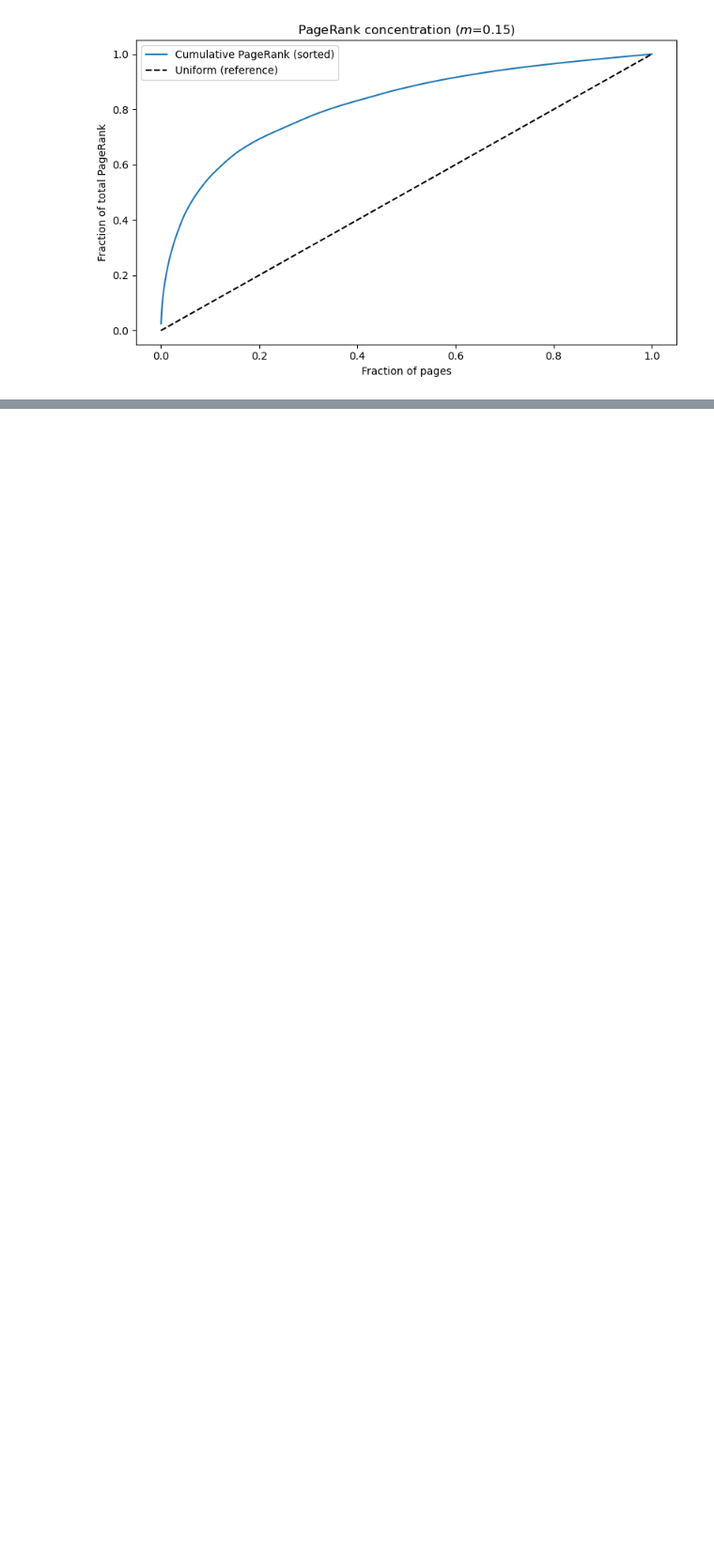
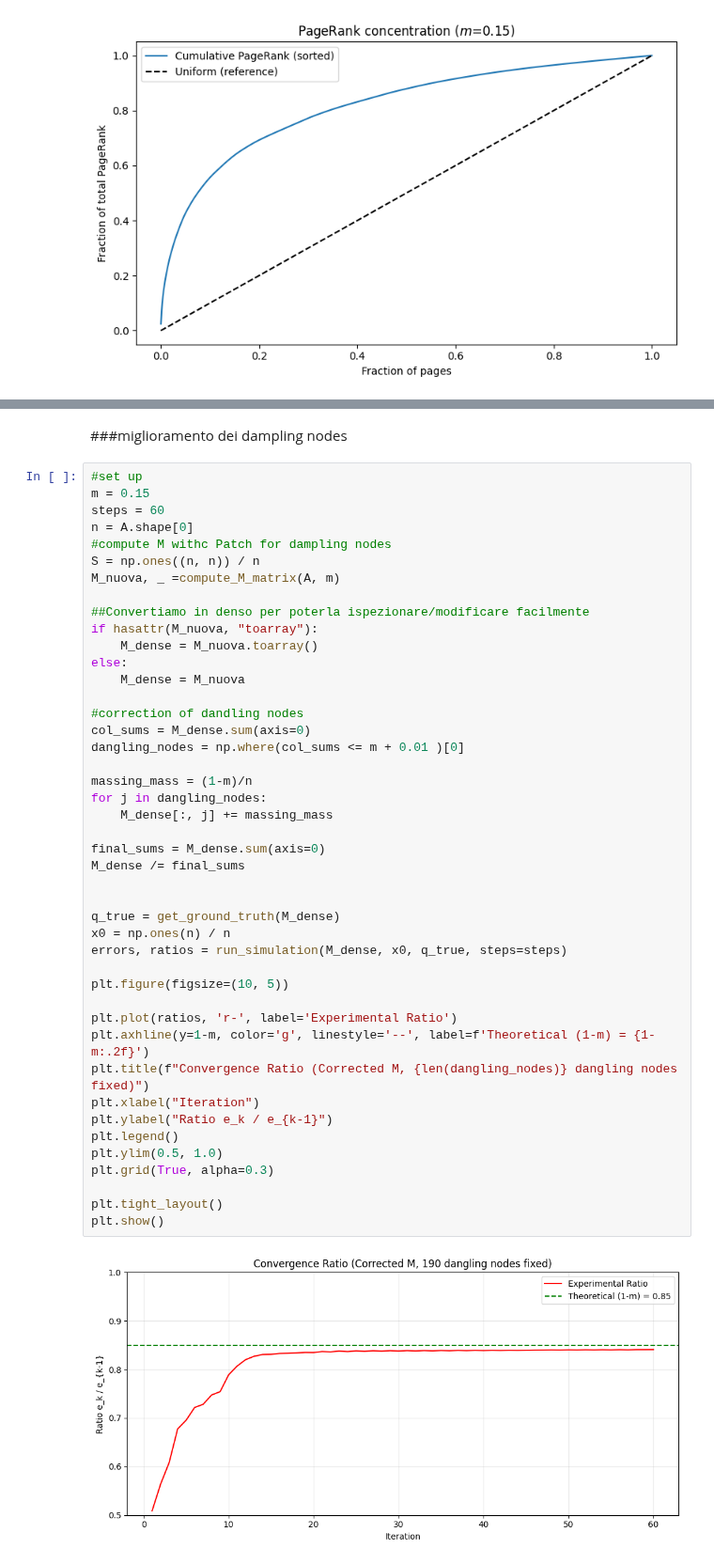
Before and after one commit to giorgiozoccatelli/ComputationalLinearAlgebra, a Jupyter notebook: PageRank/es11.ipynb, the cells around one changed output, grey strips where cells are left out. Shown at 94% size. Saved outputs shown, nothing was run; the diff lists cells and outputs as text; blank space fills up the shorter version.

```diff
--- a/PageRank/es11.ipynb
+++ b/PageRank/es11.ipynb
@@ -590,0 +862,48 @@ plot_pagerank_lorenz(A, m=0.15)
+# %% [markdown]
+###miglioramento dei dampling nodes
+# %%
+#set up
+m = 0.15
+steps = 60
+n = A.shape[0]
+#compute M withc Patch for dampling nodes
+S = np.ones((n, n)) / n
+M_nuova, _ =compute_M_matrix(A, m)
+
+##Convertiamo in denso per poterla ispezionare/modificare facilmente
+if hasattr(M_nuova, "toarray"):
+    M_dense = M_nuova.toarray()
+else:
+    M_dense = M_nuova
+
+#correction of dandling nodes
+col_sums = M_dense.sum(axis=0)
+dangling_nodes = np.where(col_sums <= m + 0.01 )[0]
+
+massing_mass = (1-m)/n
+for j in dangling_nodes:
+    M_dense[:, j] += massing_mass
+
+final_sums = M_dense.sum(axis=0)
+M_dense /= final_sums
+
+
+q_true = get_ground_truth(M_dense)
+x0 = np.ones(n) / n
+errors, ratios = run_simulation(M_dense, x0, q_true, steps=steps)
+
+plt.figure(figsize=(10, 5))
+
+plt.plot(ratios, 'r-', label='Experimental Ratio')
+plt.axhline(y=1-m, color='g', linestyle='--', label=f'Theoretical (1-m) = {1-m:.2f}')
+plt.title(f"Convergence Ratio (Corrected M, {len(dangling_nodes)} dangling nodes fixed)")
+plt.xlabel("Iteration")
+plt.ylabel("Ratio e_k / e_{k-1}")
+plt.legend()
+plt.ylim(0.5, 1.0)
+plt.grid(True, alpha=0.3)
+
+plt.tight_layout()
+plt.show()
+# %% [output]
+[figure, added]
```
Also changed, not shown: parts of 12 cells of this notebook, 2 other files.
